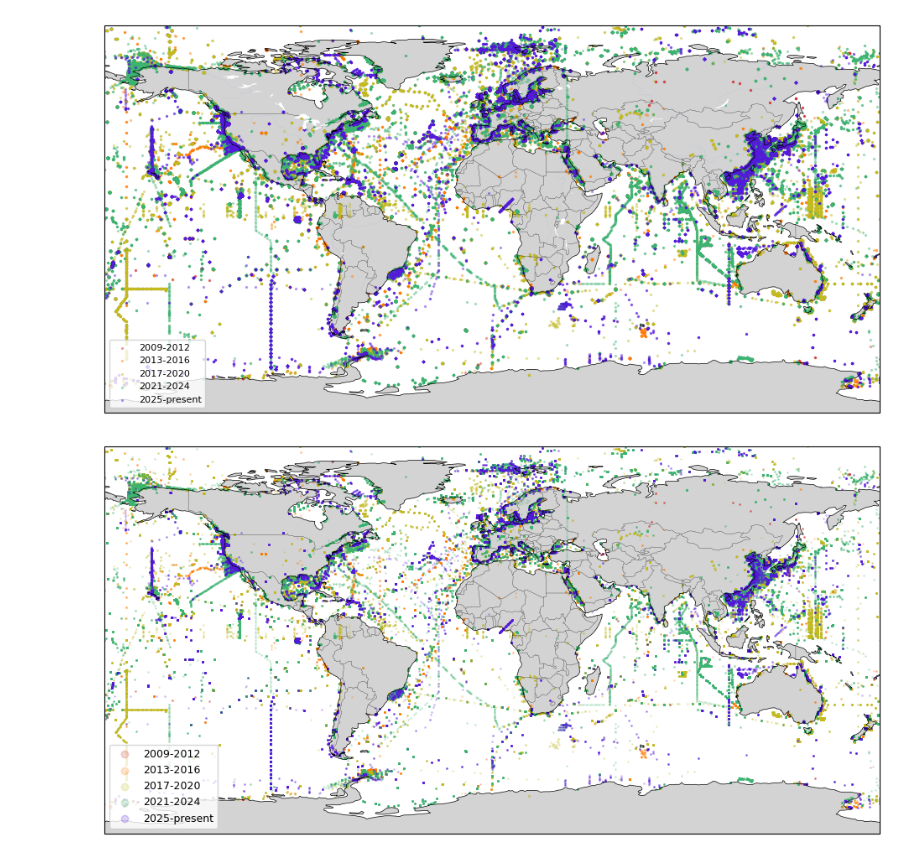
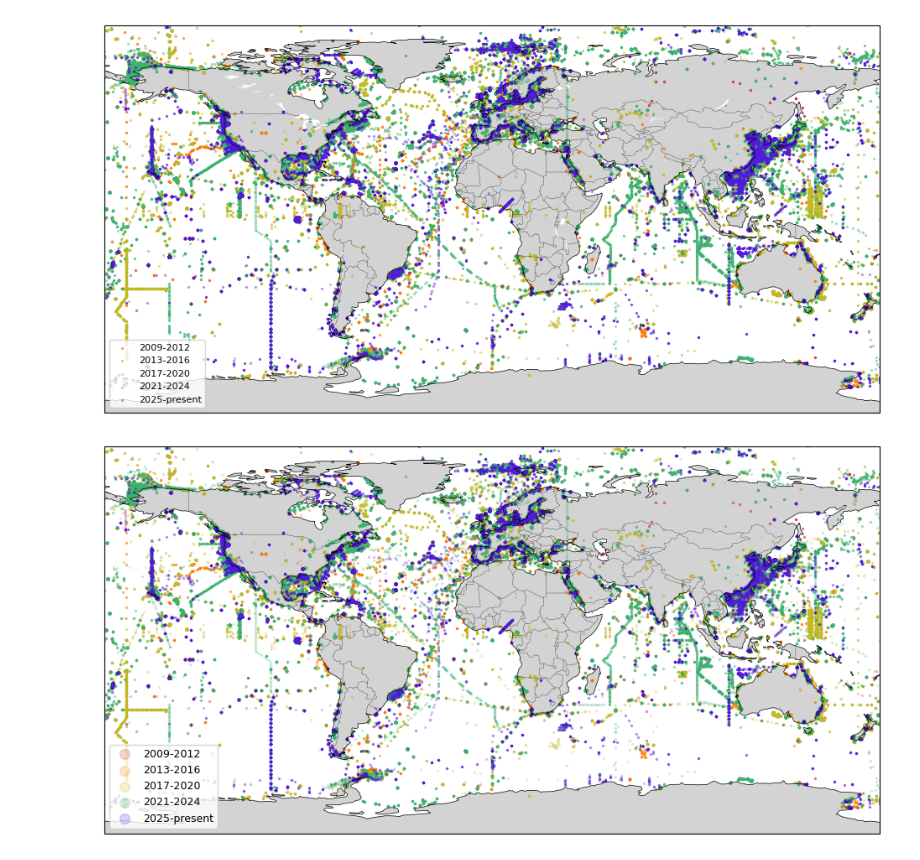
Before and after one commit to CohenLabUGA/ARMS, a Jupyter notebook: ARMS-BigQuery.ipynb, the cells around one changed output. Drawn from its saved outputs; the diff is of its cells as text; code cells hidden in the pictures.

```diff
--- a/ARMS-BigQuery.ipynb
+++ b/ARMS-BigQuery.ipynb
@@ -181,32 +181,32 @@ plt.show()
 # %%
 #Make legend larger
 fig = plt.figure(figsize=(12,6))
 ax = plt.axes(projection=ccrs.PlateCarree())
 
 ax.add_feature(cfeature.LAND, facecolor="lightgray")
 ax.add_feature(cfeature.COASTLINE, linewidth=0.5)
 ax.add_feature(cfeature.BORDERS, linewidth=0.2)
 
 for lab in labels:
     sub = pts[pts["bucket"] == lab]
     ax.scatter(
         sub["lon"], sub["lat"],
-        s=1, alpha=0.2,
+        s=2, alpha=0.2,
         color=colors[lab],
         transform=ccrs.PlateCarree(),
         label=lab
     )
 
 ax.set_global()
 ax.set_title("")
 
 leg = ax.legend(
     loc="lower left",
     fontsize=9,
     frameon=True,
     markerscale=6
 )
-
+plt.savefig("sra_map.png", dpi=300, bbox_inches="tight")
 plt.show()
 # %% [output]
-[figure, old version]
+[figure, new version]
```
Also changed, not shown: parts of 4 cells of this notebook.
